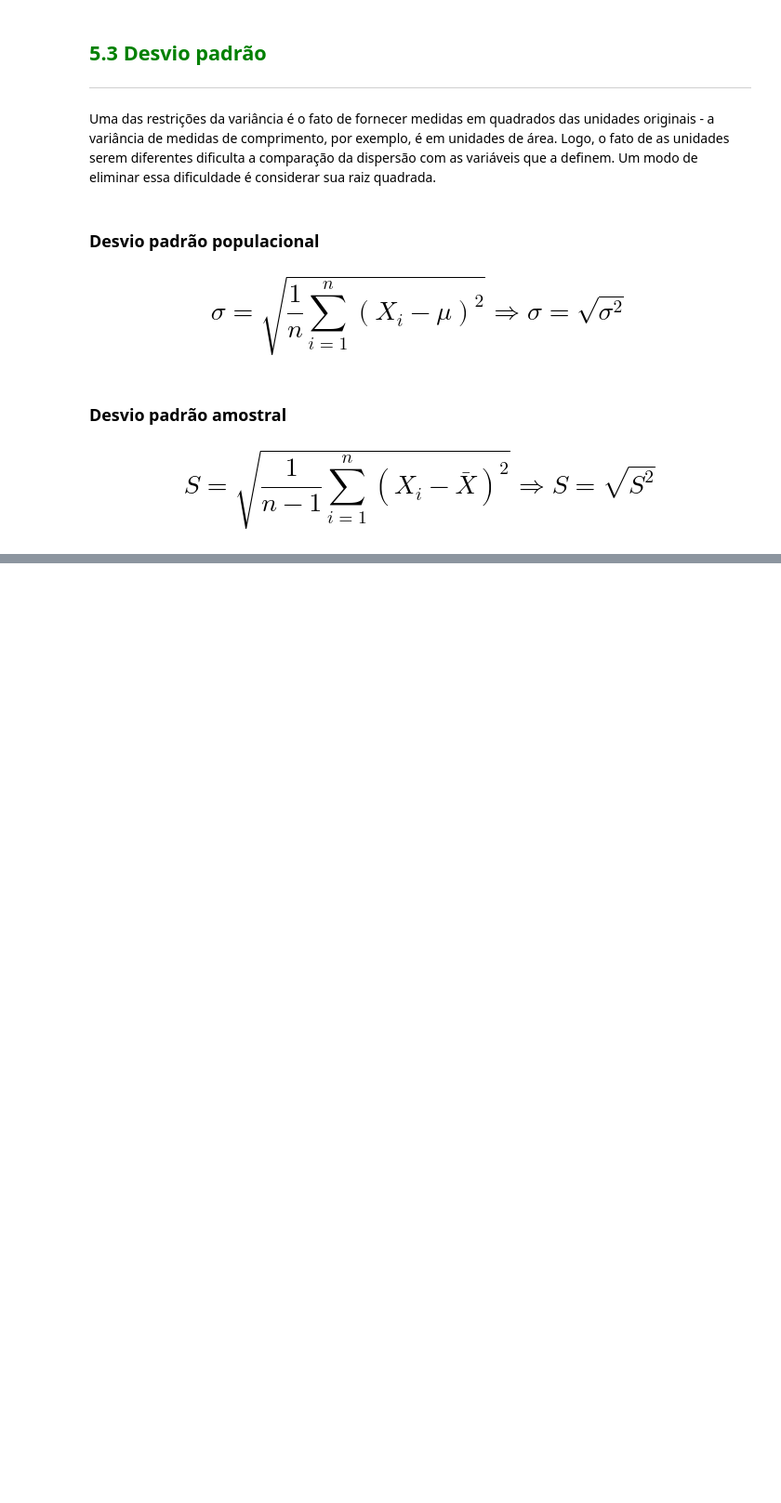
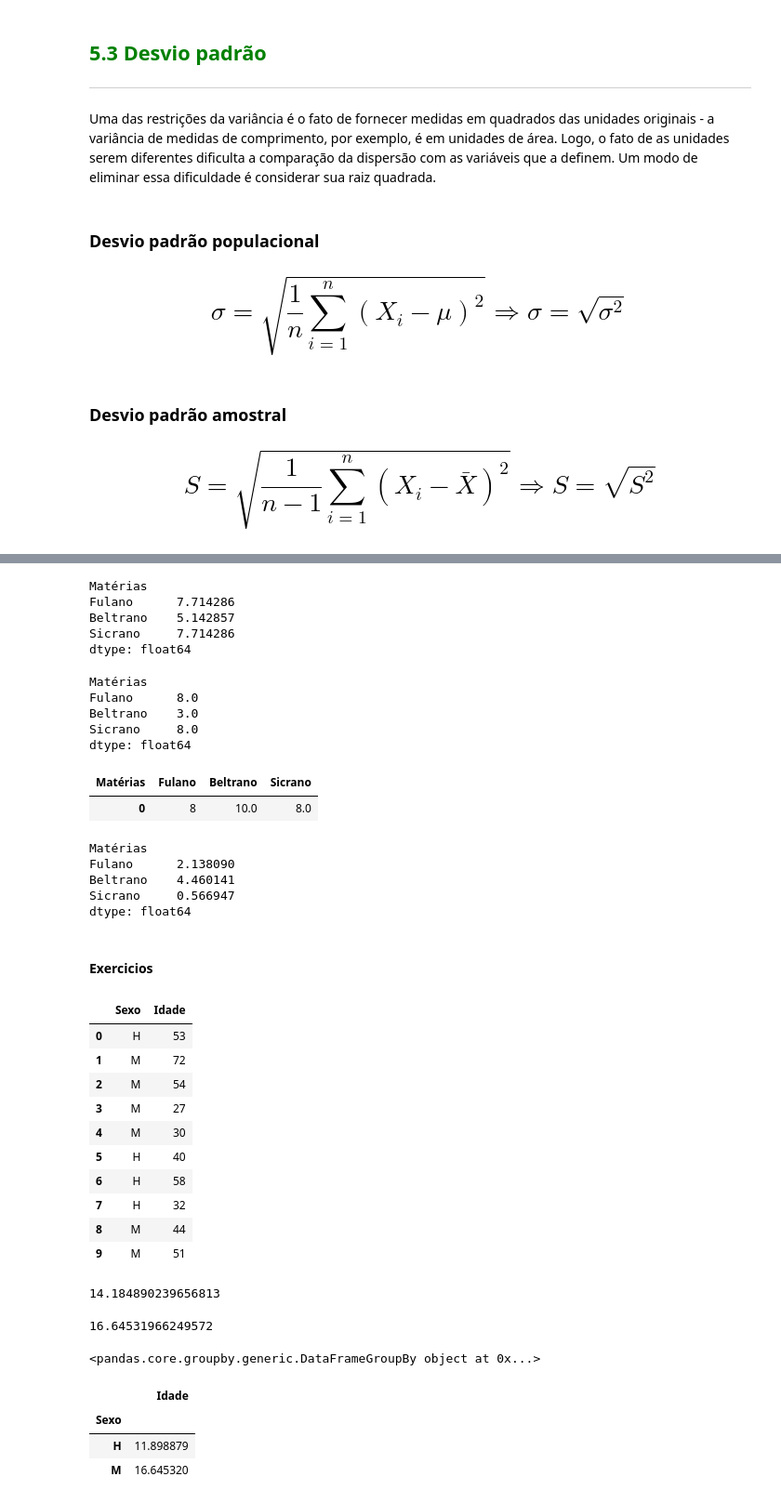
Before and after one commit to fernandowolff/estatistica_python, a Jupyter notebook: frequencia_e_medidas/Curso_de_Estatística_Parte_1.ipynb, the cells around one changed output, grey strips where cells are left out. Shown: that part at 93% size. Saved outputs shown, nothing was run; the diff lists cells and outputs as text; code cells hidden in the pictures; blank space fills up the shorter version.

```diff
--- a/frequencia_e_medidas/Curso_de_Estatística_Parte_1.ipynb
+++ b/frequencia_e_medidas/Curso_de_Estatística_Parte_1.ipynb
@@ -1152,0 +1281,68 @@ Uma das restrições da variância é o fato de fornecer medidas em quadrados da
+# %%
+df.mean()
+# %% [output]
+Matérias
+Fulano      7.714286
+Beltrano    5.142857
+Sicrano     7.714286
+dtype: float64
+# %%
+df.median()
+# %% [output]
+Matérias
+Fulano      8.0
+Beltrano    3.0
+Sicrano     8.0
+dtype: float64
+# %%
+df.mode()
+# %% [output]
+| Matérias | Fulano | Beltrano | Sicrano |
+| 0 | 8 | 10.0 | 8.0 |
+# %%
+df.std()
+# %% [output]
+Matérias
+Fulano      2.138090
+Beltrano    4.460141
+Sicrano     0.566947
+dtype: float64
+# %% [markdown]
+#### Exercicios
+# %%
+dataset = pd.DataFrame({
+    'Sexo': ['H', 'M', 'M', 'M', 'M', 'H', 'H', 'H', 'M', 'M'],
+    'Idade': [53, 72, 54, 27, 30, 40, 58, 32, 44, 51]
+})
+dataset
+# %% [output]
+|  | Sexo | Idade |
+| 0 | H | 53 |
+| 1 | M | 72 |
+| 2 | M | 54 |
+| 3 | M | 27 |
+| 4 | M | 30 |
+| 5 | H | 40 |
+| 6 | H | 58 |
+| 7 | H | 32 |
+| 8 | M | 44 |
+| 9 | M | 51 |
+# %%
+dataset['Idade'].std()
+# %% [output]
+14.184890239656813
+# %%
+dataset[dataset['Sexo'] == 'M']['Idade'].std()
+# %% [output]
+16.64531966249572
+# %%
+dataset.groupby(['Sexo'])
+# %% [output]
+<pandas.core.groupby.generic.DataFrameGroupBy object at 0x...>
+# %%
+dataset.groupby(['Sexo']).std()
+# %% [output]
+|  | Idade |
+| Sexo |  |
+| H | 11.898879 |
+| M | 16.645320 |
```
Also changed, not shown: parts of 18 cells of this notebook.
